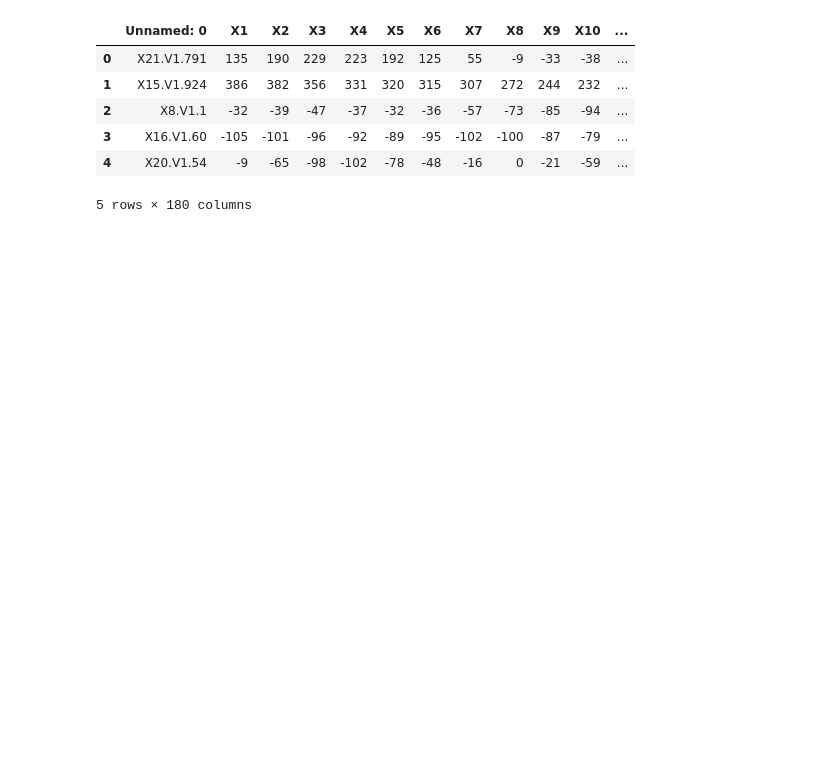
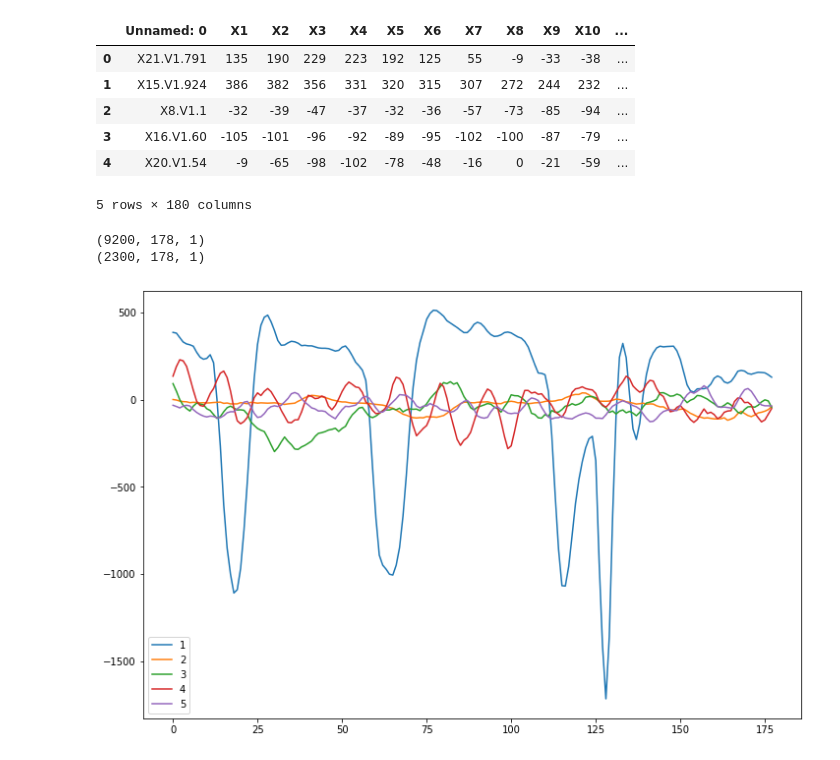
Before and after one commit to gaurisharma360/epileptic-seizure-detection, a Jupyter notebook: Epilepsy.ipynb, the cells around one changed output. Cells and saved outputs as stored; diff of their text form; code cells hidden in the pictures; blank space fills up the shorter version.

```diff
--- a/Epilepsy.ipynb
+++ b/Epilepsy.ipynb
@@ -20,3 +37,8 @@ df.head()
 | 3 | X16.V1.60 | -105 | -101 | -96 | -92 | -89 | -95 | -102 | -100 | -87 | -79 | ... |
 | 4 | X20.V1.54 | -9 | -65 | -98 | -102 | -78 | -48 | -16 | 0 | -21 | -59 | ... |
 5 rows × 180 columns
+# %%
+X=df.values
+# %%
+
+X=X[:,1:-1]
@@ -22,0 +52,21 @@ df.head()
+# %%
+X_train = X_train.reshape(-1,178,1)
+X_test = X_test.reshape(-1,178,1)
+
+
+print(X_train.shape)
+print(X_test.shape)
+# %% [output]
+(9200, 178, 1)
+(2300, 178, 1)
+# %%
+plt.figure(figsize=(12,8))
+plt.plot(X[1,:],label='1')
+plt.plot(X[7,:],label='2')
+plt.plot(X[12,:],label='3')
+plt.plot(X[0,:],label='4')
+plt.plot(X[2,:],label='5')
+plt.legend()
+plt.show()
+# %% [output]
+[figure, added]
```
Also changed, not shown: parts of 5 cells of this notebook.
